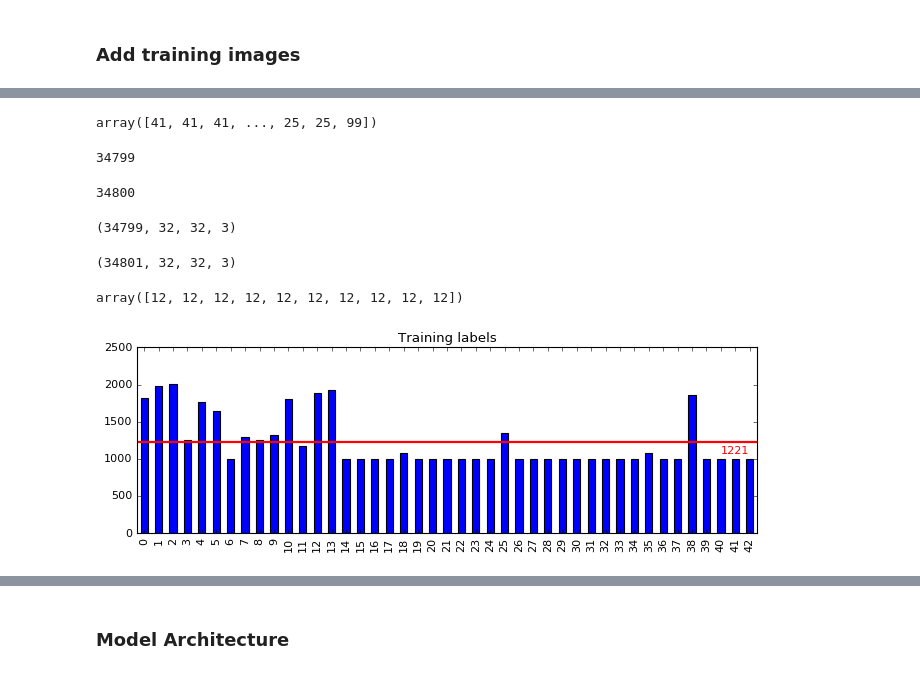
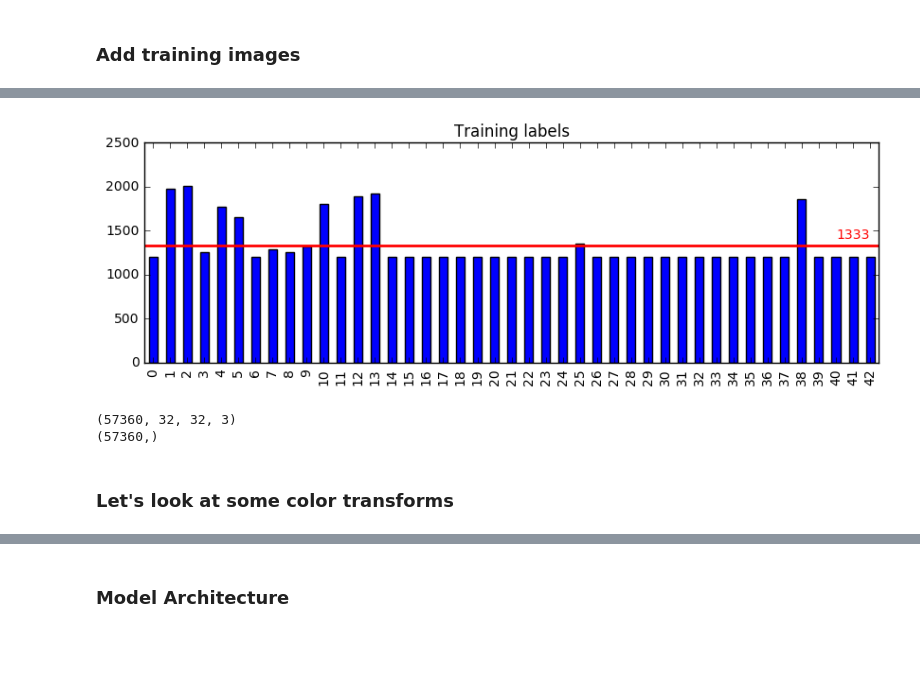
Before and after one commit to kcbighuge/CarND-Traffic-Sign-Classifier-Project-P2, a Jupyter notebook: Traffic_Sign_Classifier_v1.ipynb, the cells around one changed output, grey strips where cells are left out. Saved outputs shown, nothing was run; the diff lists cells and outputs as text; code cells hidden in the pictures; blank space fills up the shorter version.

```diff
--- a/Traffic_Sign_Classifier_v1.ipynb
+++ b/Traffic_Sign_Classifier_v1.ipynb
@@ -165,7 +163,7 @@ for i in range(n_classes):
     index = random.randint(0, train_label_cts[i]-1)
     target = X_train[y_train==i]
     sample = target[index]
-    plt.subplot(10, 5, i+1)
+    plt.subplot(8, 6, i+1)
     plt.title("Index: {}\n{}".format(i, targets.iloc[i].SignName[:16]))
     plt.axis('off')
     plt.imshow(sample, cmap="gray")
@@ -260,6 +259,8 @@ plt.imshow(image_resized);
 # look at brightness augmentation
 gs1 = gridspec.GridSpec(1,10)
 gs1.update(wspace=.01, hspace=.02)  # set spacing b/w axes
+
+plt.rcParams['savefig.dpi']=100.
 plt.figure(figsize=(12,4))
 
 for i in range(10):
@@ -301,50 +282,37 @@ dtype: int64
-# %%
-np.append(y_train, 99)
-# %% [output]
-array([41, 41, 41, ..., 25, 25, 99])
-# %%
-len(y_train)
-# %% [output]
-34799
-# %%
-len(np.append(y_train, 99))
-# %% [output]
-34800
-# %%
-X_train.shape
-# %% [output]
-(34799, 32, 32, 3)
-# %%
-np.concatenate((X_train, X_train[0:2]), axis=0).shape
-# %% [output]
-(34801, 32, 32, 3)
-# %%
-np.ones(10, dtype=int)*12
-# %% [output]
-array([12, 12, 12, 12, 12, 12, 12, 12, 12, 12])
 # %%
-# loop thru class labels and add images if <1000 instances
+# loop thru class labels and add images if < MIN_INSTANCES instances
+MIN_INSTANCES = 1200
 for i in range(n_classes):
-    count = train_label_cts[i]
-    if count  < 1000:
+    count = train_label_cts[i]  # count how many label instances
+    if count < MIN_INSTANCES:
         target = X_train[y_train==i]
-        num_add = 1000 - count
+        num_add = MIN_INSTANCES - count  # number of new imgs to create
         list_add = []
 
         for j in range(num_add):
             index = random.randint(0, count-1)
-            sample = target[index]
+            sample = target[index]  # get a random sample from the class
             list_add.append(augment_brightness(sample))
 
-        X_train = np.concatenate((X_train, np.array(list_add)))
-        y_train = np.append(y_train, np.ones(num_add, dtype=int) * i)
+        X_train = np.concatenate((X_train, np.array(list_add)))  # add new imgs to training set
+        y_train = np.append(y_train, np.ones(num_add, dtype=int) * i)  # add labels for new imgs
 # %%
 # look at augmented training data
 plt.figure(figsize=(10,3))
 pd.Series(y_train).value_counts().sort_index(ascending=True).plot('bar')
 plt.axhline(y=len(y_train)/43, linewidth=2, color='r')
 bal = int(y_train.shape[0]/43)
-plt.text(40,bal-150, str(bal), color='r')
+plt.text(40,bal+80, str(bal), color='r')
 plt.title('Training labels');
 # %% [output]
-[figure, old version]
+[figure, new version]
+# %%
+# check the new training set
+assert(len(X_train) == len(y_train))
+print(X_train.shape)
+print(y_train.shape)
+# %% [output]
+(57360, 32, 32, 3)
+(57360,)
+# %% [markdown]
+### Let's look at some color transforms
```
Also changed, not shown: parts of 23 cells of this notebook.
